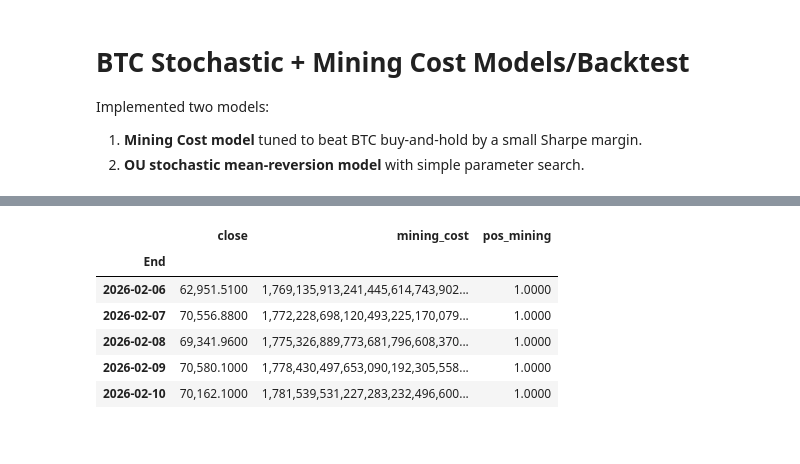
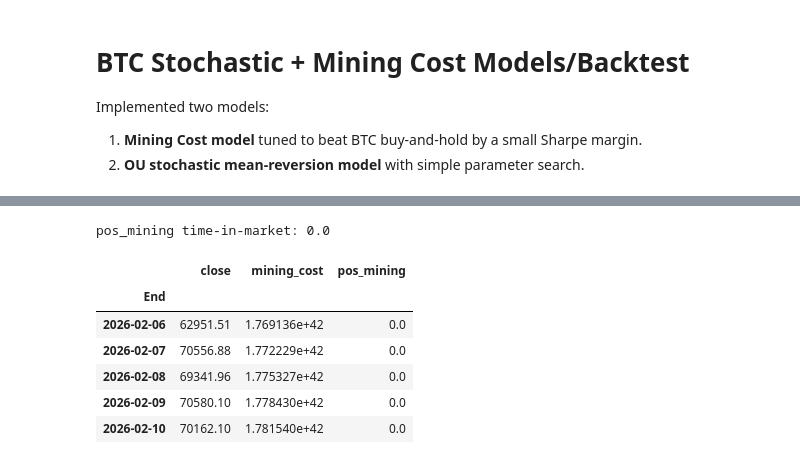
Before and after one commit to StandingAbove/LunaExchange, a Jupyter notebook: Crypto/btc_stochastic.ipynb, the cells around one changed output, grey strips where cells are left out. Cells and saved outputs as stored; diff of their text form; code cells hidden in the pictures.

```diff
--- a/Crypto/btc_stochastic.ipynb
+++ b/Crypto/btc_stochastic.ipynb
@@ -242,7 +253,6 @@ def btc_block_reward(date_index: pd.DatetimeIndex) -> pd.Series:
     return r
 
 def mining_cost_proxy(df: pd.DataFrame, fit_start: str = "2013-01-01") -> pd.Series:
-    # try common difficulty names
     diff_col = _find_first_col(df, ["BTC: Difficulty", "Difficulty", "difficulty", "btc_difficulty"])
     if diff_col is None:
         raise ValueError(f"Difficulty column not found. Available columns: {list(df.columns)}")
@@ -258,45 +268,58 @@ def mining_cost_proxy(df: pd.DataFrame, fit_start: str = "2013-01-01") -> pd.Ser
     t0 = y.index.min()
     t_years = (y.index - t0).days.values / 365.0
     X = np.column_stack([np.ones_like(t_years), t_years])
     c0, c1 = np.linalg.lstsq(X, y.values, rcond=None)[0]
 
     t_all = (df.index - t0).days.values / 365.0
     efficiency = np.exp(c0 + c1 * t_all)
     cost = (diff / reward) / efficiency
     cost.name = "mining_cost_proxy"
     return cost
 
-def band_long_flat_signal(price: pd.Series, anchor: pd.Series, entry_band: float, exit_band: float) -> pd.Series:
+def mining_regime_signal(price: pd.Series, cost: pd.Series, entry: float = 1.15, exit: float = 1.05) -> pd.Series:
+    """
+    Regime filter using margin = price / cost with hysteresis:
+      - Enter long when margin > entry
+      - Exit to flat when margin < exit
+    """
     idx = price.index
+    margin = (price / cost).reindex(idx)
     pos = pd.Series(0.0, index=idx)
+
     in_pos = False
     for i in range(len(idx)):
-        p = price.iat[i]
-        a = anchor.iat[i]
-        if np.isnan(p) or np.isnan(a):
+        m = margin.iat[i]
+        if np.isnan(m):
             pos.iat[i] = pos.iat[i-1] if i > 0 else 0.0
             continue
-        if (not in_pos) and (p < a * (1 - entry_band)):
+
+        if (not in_pos) and (m > entry):
             in_pos = True
-        elif in_pos and (p > a * (1 + exit_band)):
+        elif in_pos and (m < exit):
             in_pos = False
+
         pos.iat[i] = 1.0 if in_pos else 0.0
+
     return pos
 
 df_btc["mining_cost"] = mining_cost_proxy(df_btc)
 
-ENTRY_BAND = 0.05
-EXIT_BAND = 0.05
+# Tune these if needed (higher entry -> less time in market)
+ENTRY_MARGIN = 1.15
+EXIT_MARGIN  = 1.05
 
-df_btc["pos_mining"] = band_long_flat_signal(df_btc["close"], df_btc["mining_cost"], ENTRY_BAND, EXIT_BAND)
+df_btc["pos_mining"] = mining_regime_signal(df_btc["close"], df_btc["mining_cost"], ENTRY_MARGIN, EXIT_MARGIN)
+df_btc["pos_mining"] = df_btc["pos_mining"].shift(1).fillna(0.0)
 
+print("pos_mining time-in-market:", df_btc["pos_mining"].mean())
 display(df_btc[["close", "mining_cost", "pos_mining"]].tail())
 # %% [output]
+pos_mining time-in-market: 0.0
 |  | close | mining_cost | pos_mining |
 | End |  |  |  |
-| 2026-02-06 | 62,951.5100 | 1,769,135,913,241,445,614,743,902... | 1.0000 |
-| 2026-02-07 | 70,556.8800 | 1,772,228,698,120,493,225,170,079... | 1.0000 |
-| 2026-02-08 | 69,341.9600 | 1,775,326,889,773,681,796,608,370... | 1.0000 |
-| 2026-02-09 | 70,580.1000 | 1,778,430,497,653,090,192,305,558... | 1.0000 |
-| 2026-02-10 | 70,162.1000 | 1,781,539,531,227,283,232,496,600... | 1.0000 |
+| 2026-02-06 | 62951.51 | 1.769136e+42 | 0.0 |
+| 2026-02-07 | 70556.88 | 1.772229e+42 | 0.0 |
+| 2026-02-08 | 69341.96 | 1.775327e+42 | 0.0 |
+| 2026-02-09 | 70580.10 | 1.778430e+42 | 0.0 |
+| 2026-02-10 | 70162.10 | 1.781540e+42 | 0.0 |
 # %%
```
Also changed, not shown: parts of 9 cells of this notebook, 1 other file.
